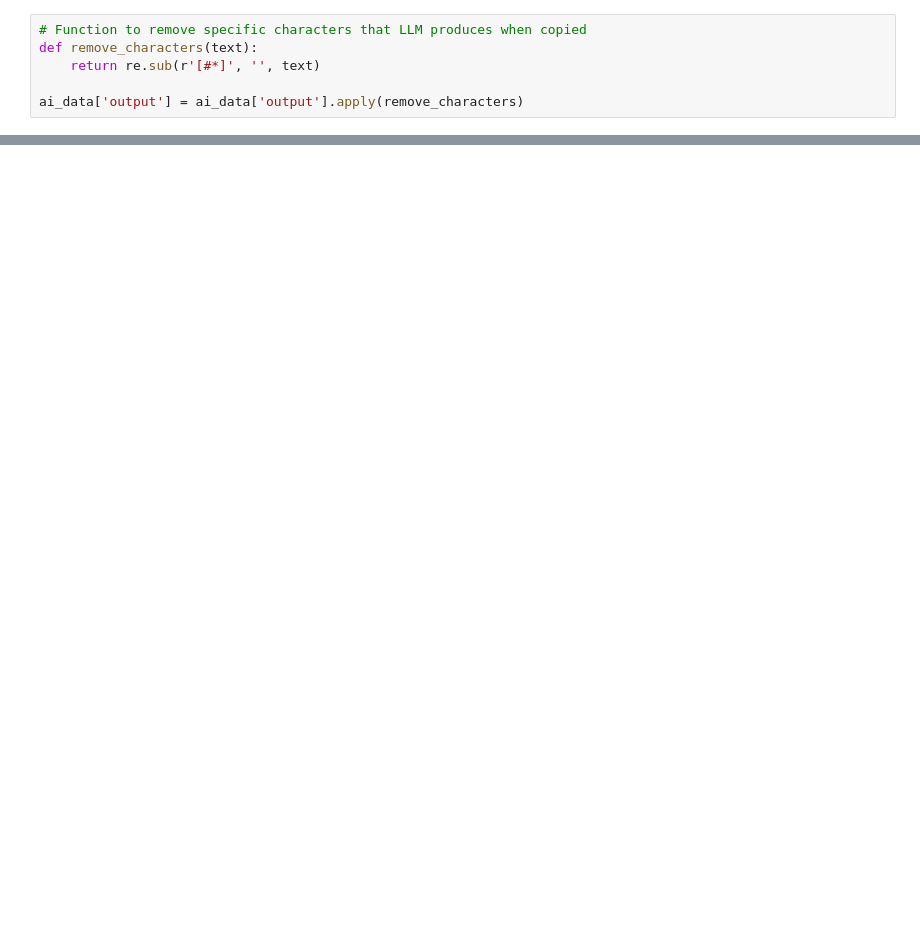
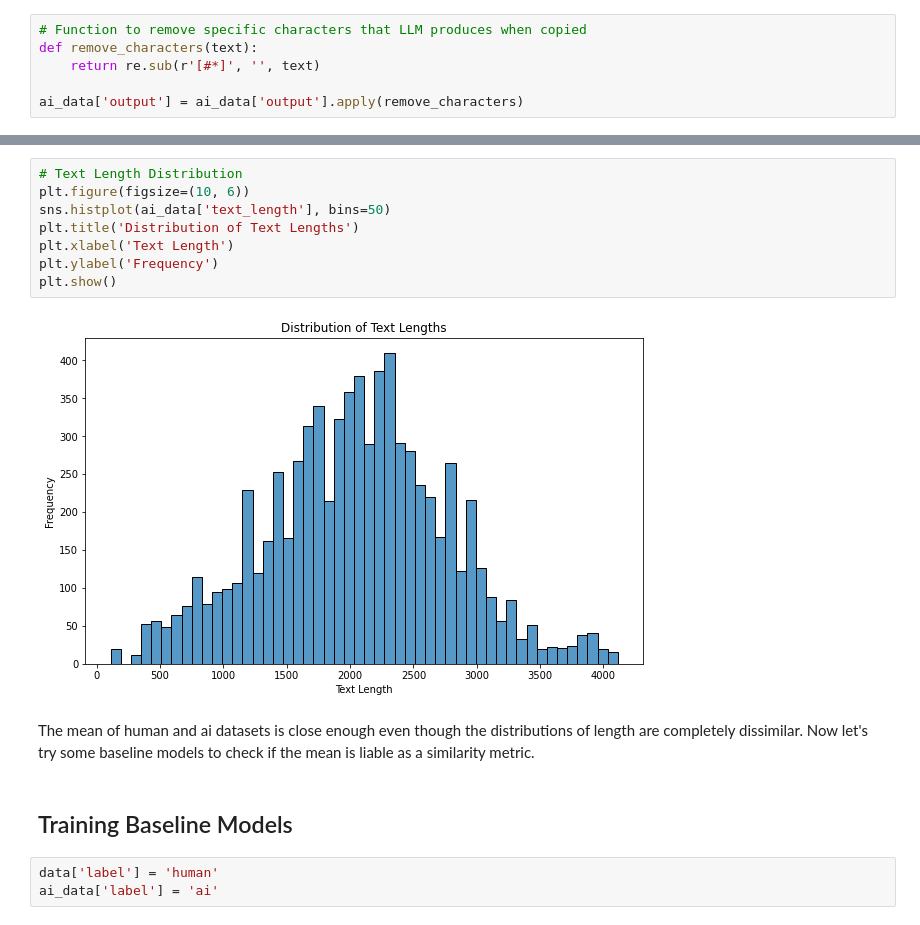
Before and after one commit to meric2/Turkish-AI-Generated-Content-Detection, a Jupyter notebook: data_preprocess.ipynb, the cells around one changed output, grey strips where cells are left out. Cells and saved outputs as stored; diff of their text form; blank space fills up the shorter version.

Commit message:
baseline prediction

```diff
--- a/data_preprocess.ipynb
+++ b/data_preprocess.ipynb
@@ -174,0 +246,17 @@ ai_data['output'] = ai_data['output'].apply(remove_characters)
+# %%
+# Text Length Distribution
+plt.figure(figsize=(10, 6))
+sns.histplot(ai_data['text_length'], bins=50)
+plt.title('Distribution of Text Lengths')
+plt.xlabel('Text Length')
+plt.ylabel('Frequency')
+plt.show()
+# %% [output]
+[figure, added]
+# %% [markdown]
+The mean of human and ai datasets is close enough even though the distributions of length are completely dissimilar. Now let's try some baseline models to check if the mean is liable as a similarity metric.
+# %% [markdown]
+## Training Baseline Models
+# %%
+data['label'] = 'human'
+ai_data['label'] = 'ai'
```
Also changed, not shown: parts of 17 cells of this notebook, 5 other files.
